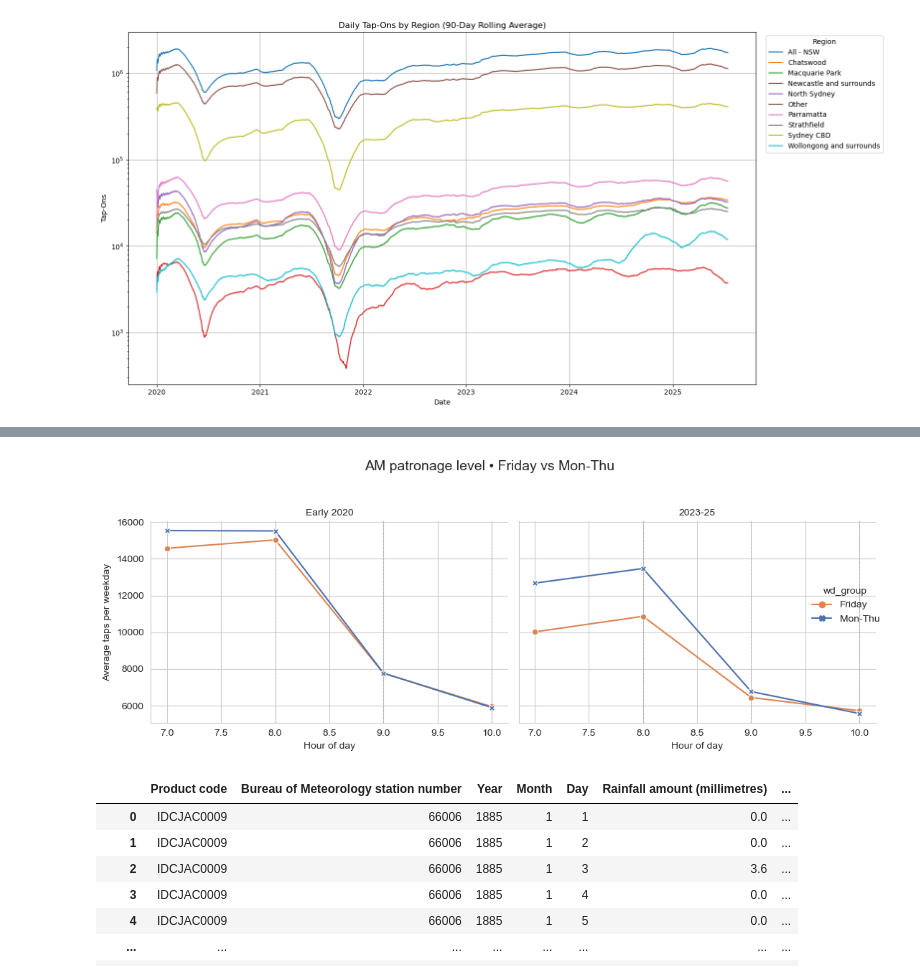
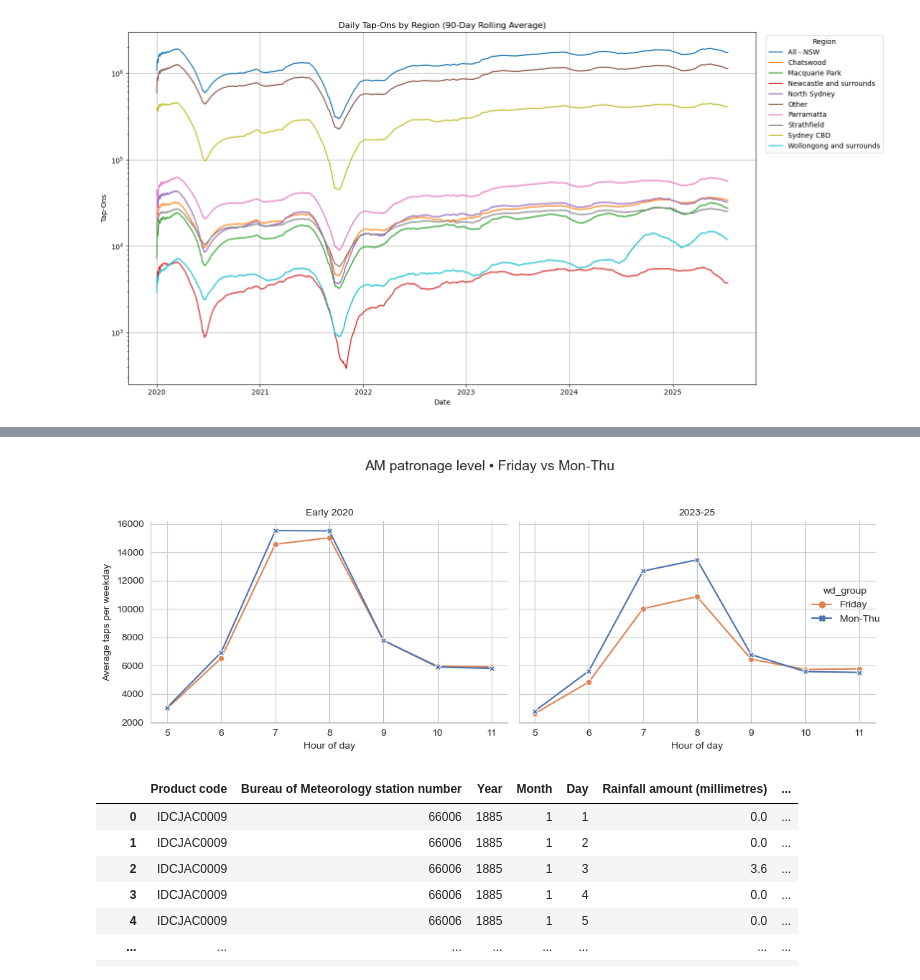
Before and after one commit to devilshadow04/nsw-friday-commute-analysis, a Jupyter notebook: WDAC_2025_data/report/notebook.ipynb, the cells around one changed output, grey strips where cells are left out. Cells and saved outputs as stored; diff of their text form; code cells hidden in the pictures.

```diff
--- a/WDAC_2025_data/report/notebook.ipynb
+++ b/WDAC_2025_data/report/notebook.ipynb
@@ -247,41 +248,41 @@ df['era'] = np.select(
 df = df[df['era'] != 'ignore']
 
 # 1. keep AM window 07-10 and weekdays only
-morning = df[(df['dow'] <= 4) & df['tap_hour'].between(7, 10)].copy()
+morning = df[(df['dow'] <= 4) & df['tap_hour'].between(5, 11)].copy()
 
 # 2. map weekday group + era label (nice names)
 morning['wd_group']   = np.where(morning['dow'] == 4, 'Friday', 'Mon-Thu')
 morning['era_label']  = morning['era'].map({'pre':'Early 2020', 'post':'2023-25'})
 
 # 3. average taps per hour per weekday (so eras with more weeks don’t dominate)
 hourly_avg = (morning
               .groupby(['era_label','wd_group','tap_hour'], as_index=False)
               ['Tap_Ons'].mean())
 
 # 4. facet line plot
 sns.set_style('whitegrid')
 g = sns.relplot(
     data   = hourly_avg,
     x      = 'tap_hour',
     y      = 'Tap_Ons',
     hue    = 'wd_group', style='wd_group',
     kind   = 'line', markers=True, dashes=False,
     col    = 'era_label', col_order=['Early 2020','2023-25'],
     height = 4, aspect = 1.25,
     palette = {'Mon-Thu':'#4c72b0', 'Friday':'#dd8452'}
 )
 
 g.set_axis_labels('Hour of day', 'Average taps per weekday')
 g.set_titles('{col_name}')
 for ax in g.axes.flat:                         # reference lines
     for h in (8, 9, 10):
         ax.axvline(h, ls='--', lw=0.7, c='grey', alpha=0.4)
 
 plt.suptitle('AM patronage level • Friday vs Mon-Thu', y=1.05, fontsize=14)
 plt.tight_layout()
 plt.show()
 # %% [output]
-[figure, old version]
+[figure, new version]
 # %%
 rainy_data = pd.read_csv("../data/IDCJAC0009_066006_1800/IDCJAC0009_066006_1800_Data.csv")
 # %%
```
Also changed, not shown: parts of 15 cells of this notebook, 1 other file.
